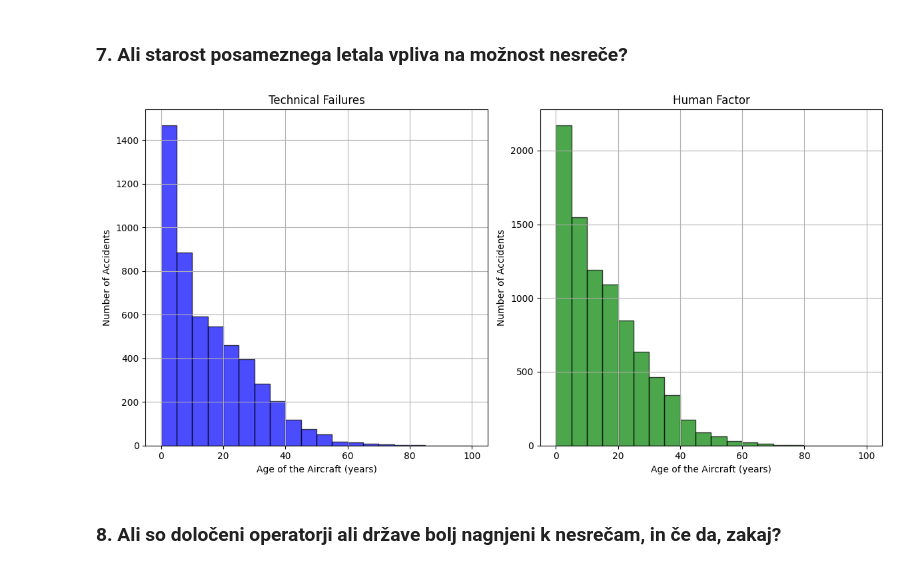
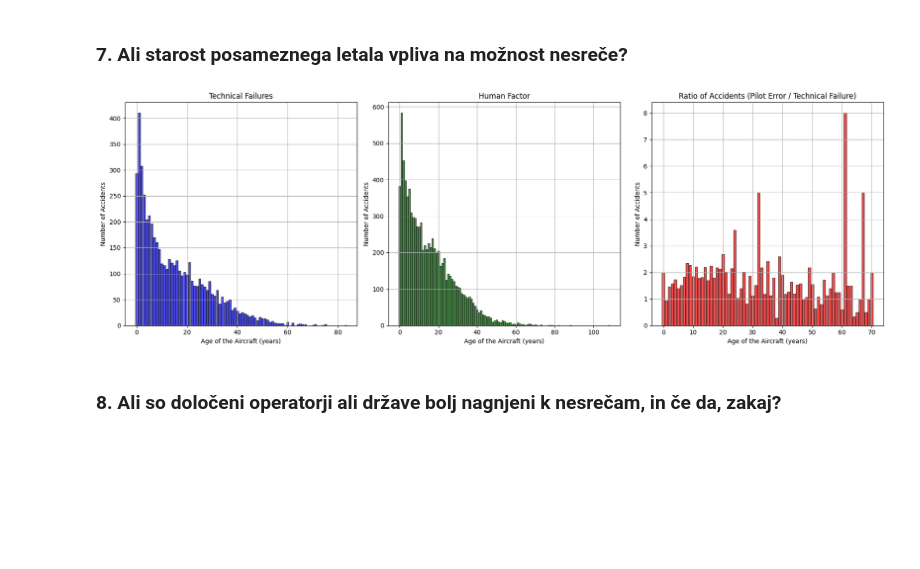
Before and after one commit to NikUlj/PR24NUJRSLSTKKM, a Jupyter notebook: PR24NUJRSLSTKKM.ipynb, the cells around one changed output. Saved outputs shown, nothing was run; the diff lists cells and outputs as text; code cells hidden in the pictures; blank space fills up the shorter version.

```diff
--- a/PR24NUJRSLSTKKM.ipynb
+++ b/PR24NUJRSLSTKKM.ipynb
@@ -144,44 +157,75 @@ plt.show()
 ### 7. Ali starost posameznega letala vpliva na možnost nesreče?
 # %%
 def read_csv_data(file_path, crash_cause):
-    with open(PlaneCrashes, 'rt', encoding='utf-8') as csvfile:
+    ages = {}
+    with open(file_path, 'rt', encoding='utf-8') as csvfile:
         reader = csv.DictReader(csvfile)
-        ages = []
         for row in reader:
             if row['Crash cause'] == crash_cause and row['YOM']:
                 try:
                     year_of_manufacture = int(row['YOM'])
-                    crash_date = datetime.strptime(row['Date'], "%Y-%m-%d %H:%M:%S")
-                    current_year = crash_date.year
-                    age = current_year - year_of_manufacture
-                    ages.append(age)
+                    crash_date = datetime.strptime(row['Date'], "%Y-%m-%d %H:%M:%S").year
+                    age = crash_date - year_of_manufacture
+                    if age > -1 and age < 116:
+                        if age in ages:
+                            ages[age] += 1
+                        else:
+                            ages[age] = 1
                 except ValueError:
                     print("Invalid year of manufacture, skipping:", row['YOM'])
-        return np.array(ages)
+    return ages
 
-def plot_histogram(data, title, color):
-    plt.hist(data, bins=20, range=(0, 100), color=color, edgecolor='black', alpha=0.7)
+def plot_histogram(data_dict, title, color):
+    keys = list(data_dict.keys())
+    values = list(data_dict.values())
+
+    plt.bar(keys, values, color=color, edgecolor='black', alpha=0.7)
     plt.xlabel('Age of the Aircraft (years)')
     plt.ylabel('Number of Accidents')
     plt.title(title)
     plt.grid(True)
+    #plt.show()
 
+def plot_ratio(human_data_dict, technical_data_dict):
+    # Convert dictionary values to lists
+    human_data = list(human_data_dict.values())
+    technical_data = list(technical_data_dict.values())
 
+    # Trim both arrays to the minimum length
+    min_length = min(len(human_data), len(technical_data))
+    human_data = human_data[:min_length]
+    technical_data = technical_data[:min_length]
+
+    # Convert data to float arrays
+    human_data = np.array(human_data).astype(float)
+    technical_data = np.array(technical_data).astype(float)
+
+    # Calculate ratio, handle division by zero
+    with np.errstate(divide='ignore', invalid='ignore'):
+        ratio_data = np.where(technical_data != 0, human_data / technical_data, np.nan)
+
+    # Plot histogram
+    plot_histogram({i: ratio_data[i] for i in range(len(ratio_data))}, 'Ratio of Accidents (Pilot Error / Technical Failure)', 'r')
+
+plt.figure(figsize=(18, 6))
 # Graf za nesreče zaradi tehničnih napak
 technical_data = read_csv_data(PlaneCrashes, "Technical failure")
-plt.figure(figsize=(12, 6))
-plt.subplot(1, 2, 1)
+plt.subplot(1, 3, 1)
 plot_histogram(technical_data, 'Technical Failures', 'b')
 
 # Graf za nesreče zaradi človeškega faktorja
 human_data = read_csv_data(PlaneCrashes, "Human factor")
-plt.subplot(1, 2, 2)
+plt.subplot(1, 3, 2)
 plot_histogram(human_data, 'Human Factor', 'g')
+
+# Graf za razmerje med nesrečami
+plt.subplot(1, 3, 3)
+plot_ratio(human_data, technical_data)
 
 plt.tight_layout()
 plt.show()
 # %% [output]
-[figure, old version]
+[figure, new version]
 # %% [markdown]
 ### 8. Ali so določeni operatorji ali države bolj nagnjeni k nesrečam, in če da, zakaj?
 # %% [markdown]
```
Also changed, not shown: parts of 2 cells of this notebook, 2 other files.
